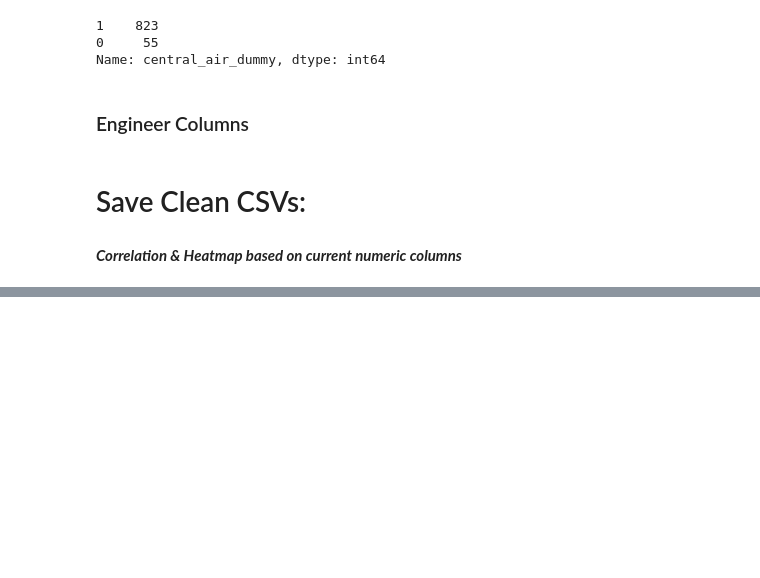
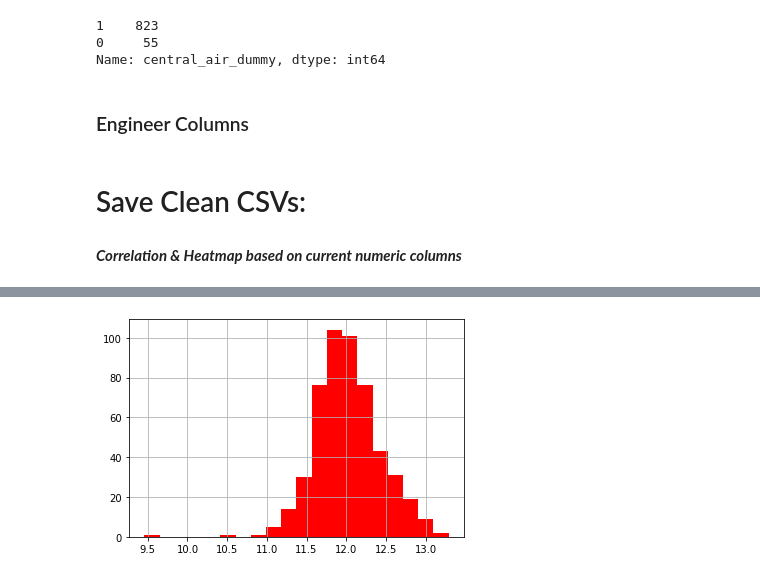
Before and after one commit to patruq/ames-housing, a Jupyter notebook: code/1.2 Model_Version_2.ipynb, the cells around one changed output, grey strips where cells are left out. Saved outputs shown, nothing was run; the diff lists cells and outputs as text; code cells hidden in the pictures; blank space fills up the shorter version.

```diff
--- a/code/1.2 Model_Version_2.ipynb
+++ b/code/1.2 Model_Version_2.ipynb
@@ -248,0 +255,10 @@ ValueError: all arrays must be same length
+# %%
+# result = pd.concat([df1, df4], axis=1).reindex(df1.index)
+X = pd.concat([garage_features,
+               bsmt_features,
+               condition_1_features,
+               additional_features],
+               axis=1)
+features = list(X.columns)
+y = np.log(train_df["sale_price"])
+# ^^ Credit to Alex G and Zach for help implementing the log() on the target variable
@@ -248,0 +267,2 @@ ValueError: all arrays must be same length
+# %%
+lr = LinearRegression()
@@ -248,0 +343,4 @@ ValueError: all arrays must be same length
+# %%
+y_test.hist(bins=20, color="red");
+# %% [output]
+[figure, added]
```
Also changed, not shown: parts of 54 cells of this notebook, 6 other files.
